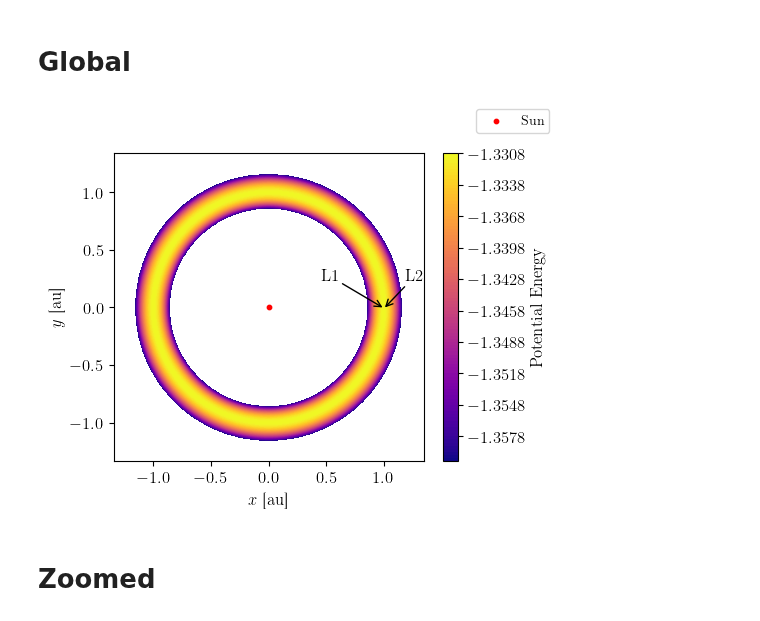
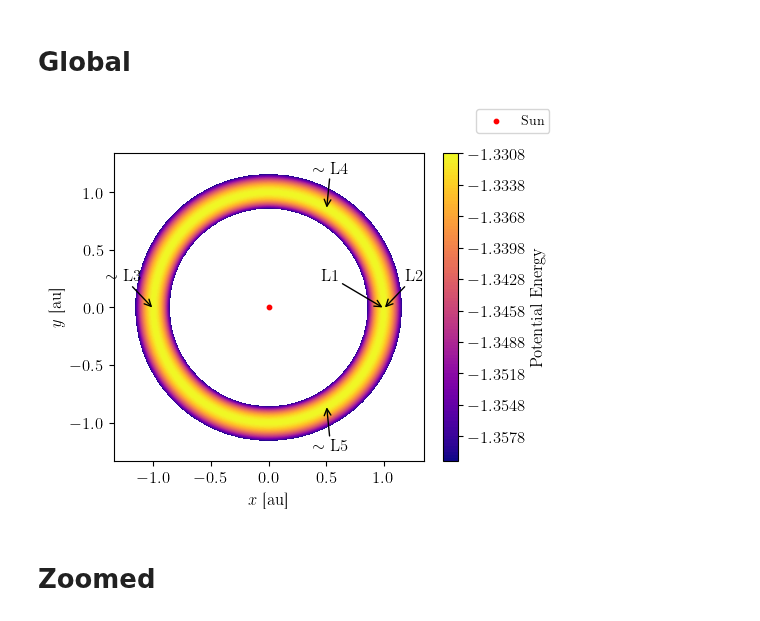
Before and after one commit to TomVdt/PhysNum, a Jupyter notebook: exercice3/analysis/analysis3c.ipynb, the cells around one changed output. Drawn from its saved outputs; the diff is of its cells as text; code cells hidden in the pictures.

```diff
--- a/exercice3/analysis/analysis3c.ipynb
+++ b/exercice3/analysis/analysis3c.ipynb
@@ -93,35 +93,38 @@ def potential(x: float | np.ndarray, y: float | np.ndarray):
 # %%
 %matplotlib inline
 x0 = 0
 y0 = 0
 bounds = 2e11
 x, y = np.meshgrid(
     np.linspace(x0-bounds, x0+bounds, 1000),
     np.linspace(y0-bounds, y0+bounds, 1000)
 )
 z = potential(x, y)
 z = np.ma.masked_outside(z, -1.36e9, -1.1e9)
 
 fig, ax = plt.subplots()
-fig.set_size_inches((5, 4))
+fig.set_size_inches(5, 4)
 thing = ax.contourf(x/au, y/au, z/1e9, 100, cmap='plasma')
 
 ax.scatter(xs/au, 0, s=10, marker='o', color='red', label='Sun')
 
 ax.annotate('L1', ((xt - (L2x - xt))/au, 0), zorder=10, ha='center', va='center', textcoords='axes fraction', xytext=(0.7, 0.6), arrowprops=dict(arrowstyle='->', shrinkA=0, shrinkB=0))
 ax.annotate('L2', (L2x/au, 0), zorder=10, ha='center', va='center', textcoords='axes fraction', xytext=(0.97, 0.6), arrowprops=dict(arrowstyle='->', shrinkA=0, shrinkB=0))
+ax.annotate(r'$\sim$ L3', (-L2x/au, 0), zorder=10, ha='center', va='center', textcoords='axes fraction', xytext=(0.03, 0.6), arrowprops=dict(arrowstyle='->', shrinkA=0, shrinkB=0))
+ax.annotate(r'$\sim$ L4', (L2x/au/2, xt/au * np.sqrt(3)/2), zorder=10, ha='center', va='center', textcoords='axes fraction', xytext=(0.7, 0.95), arrowprops=dict(arrowstyle='->', shrinkA=0, shrinkB=0))
+ax.annotate(r'$\sim$ L5', (L2x/au/2, -xt/au * np.sqrt(3)/2), zorder=10, ha='center', va='center', textcoords='axes fraction', xytext=(0.7, 0.05), arrowprops=dict(arrowstyle='->', shrinkA=0, shrinkB=0))
 
 ax.set_xlabel(r'$x$ [au]')
 ax.set_ylabel(r'$y$ [au]')
 ax.axis('equal')
 
 cbar = fig.colorbar(thing, ax=ax)
 cbar.ax.set_ylabel(r"Potential Energy")
 fig.legend()
 plt.savefig(export_path + 'potential_global.png', dpi=300)
 plt.show()
 # %% [output]
-[figure, old version]
+[figure, new version]
 # %% [markdown]
 # Zoomed
 # %%
```
Also changed, not shown: parts of 4 cells of this notebook, 6 other files.
